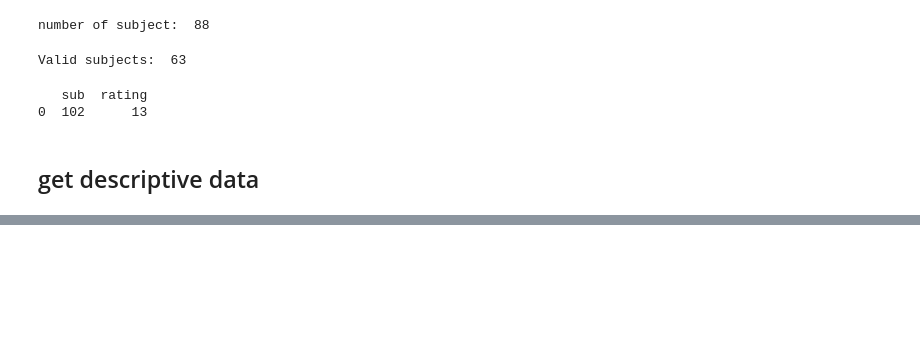
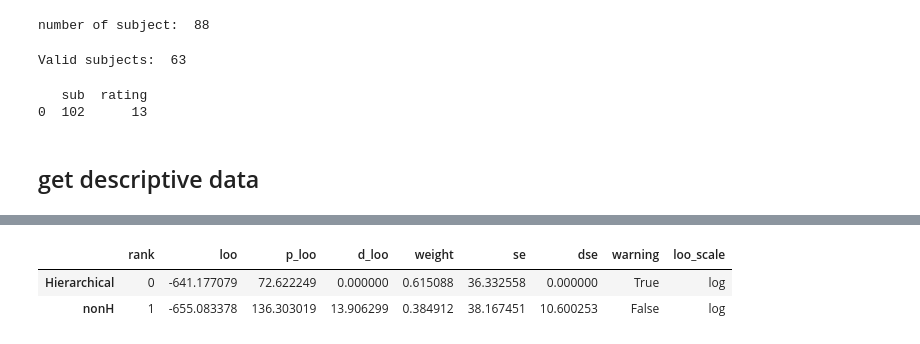
Before and after one commit to KoremNSN/Aging, a Jupyter notebook: Reversal/PH_model_OD.ipynb, the cells around one changed output, grey strips where cells are left out. Cells and saved outputs as stored; diff of their text form; code cells hidden in the pictures; blank space fills up the shorter version.

```diff
--- a/Reversal/PH_model_OD.ipynb
+++ b/Reversal/PH_model_OD.ipynb
@@ -190,0 +390,6 @@ NUTS: [eps, beta, kappa, eta]
+# %%
+az.compare({'nonH':tr, 'Hierarchical': trH})
+# %% [output]
+|  | rank | loo | p_loo | d_loo | weight | se | dse | warning | loo_scale |
+| Hierarchical | 0 | -641.177079 | 72.622249 | 0.000000 | 0.615088 | 36.332558 | 0.000000 | True | log |
+| nonH | 1 | -655.083378 | 136.303019 | 13.906299 | 0.384912 | 38.167451 | 10.600253 | False | log |
```
Also changed, not shown: parts of 16 cells of this notebook.
